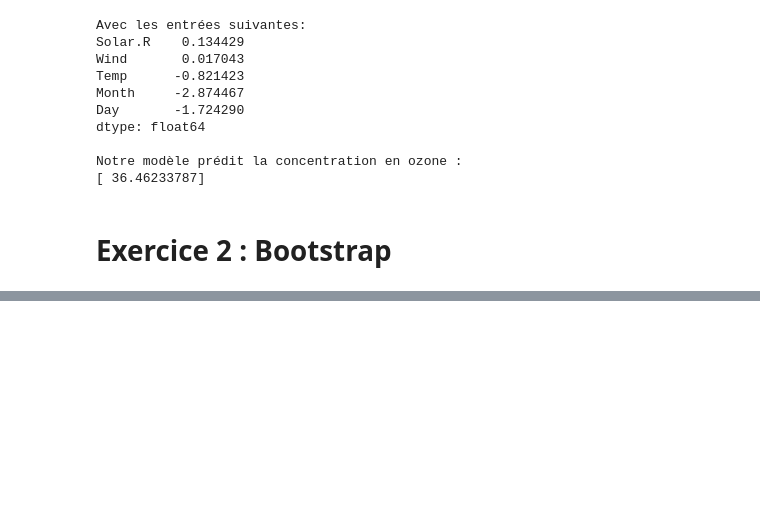
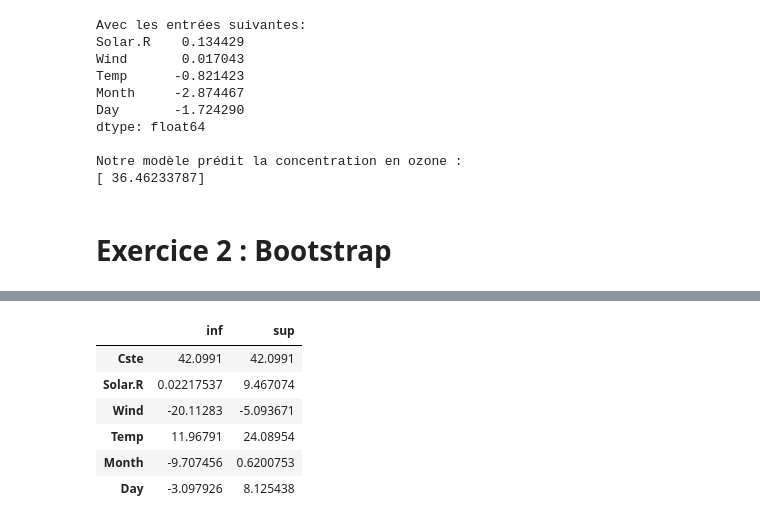
Before and after one commit to catherineverdiergo/MS_BIGDATA2016, a Jupyter notebook: DM_catherine_verdier.ipynb, the cells around one changed output, grey strips where cells are left out. Saved outputs shown, nothing was run; the diff lists cells and outputs as text; code cells hidden in the pictures; blank space fills up the shorter version.

```diff
--- a/DM_catherine_verdier.ipynb
+++ b/DM_catherine_verdier.ipynb
@@ -367,0 +399,44 @@ dtype: float64
+# %%
+#
+# Trouver les bornes d'un intervalle de confiance à partir de la fonction de répartition
+# d'un échantillon
+#
+# Paramètres :
+#     X          : échantillon considéré sous la forme d'un DataFrame panda
+#     column     : nom de la colonne sur laquelle on va opérer
+#     b_min      : percentile min
+#     b_max      : percentile max
+
+def ic_emp_q(X, column, b_min, b_max):
+    # trier les données selon la colonne
+    X_ic = X.sort(columns = column)
+    # retrouver les percentiles correspondant
+    p_min = np.percentile(X_ic[column], b_min)
+    p_max = np.percentile(X_ic[column], b_max)
+    return p_min, p_max
+
+#
+# On doit appliquer la fonction définie ci-dessus à chaque colonne de notre DataFrame
+# obtenu par Bootstrap
+# On rangera les résultats obtenus dans un DataFrame
+#
+
+theta_ic_99_v2 = pd.DataFrame(index=['Cste']+obs_names, columns=['inf', 'sup'])
+
+for column in ['Cste']+obs_names:
+    p_min, p_max = ic_emp_q(theta_bootstrap, column, 0.5, 99.5)
+    theta_ic_99_v2['inf'][column] = p_min
+    theta_ic_99_v2['sup'][column] = p_max
+
+#
+# Affichage du résultat
+#
+theta_ic_99_v2.head(6)
+# %% [output]
+|  | inf | sup |
+| Cste | 42.0991 | 42.0991 |
+| Solar.R | 0.02217537 | 9.467074 |
+| Wind | -20.11283 | -5.093671 |
+| Temp | 11.96791 | 24.08954 |
+| Month | -9.707456 | 0.6200753 |
+| Day | -3.097926 | 8.125438 |
```
Also changed, not shown: parts of 13 cells of this notebook.
